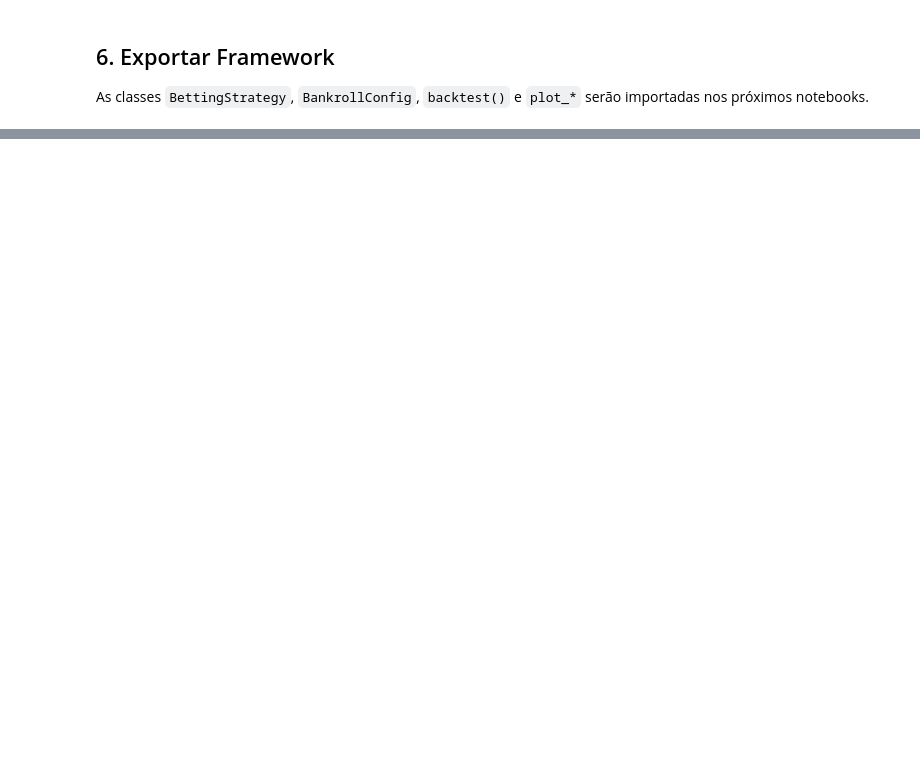
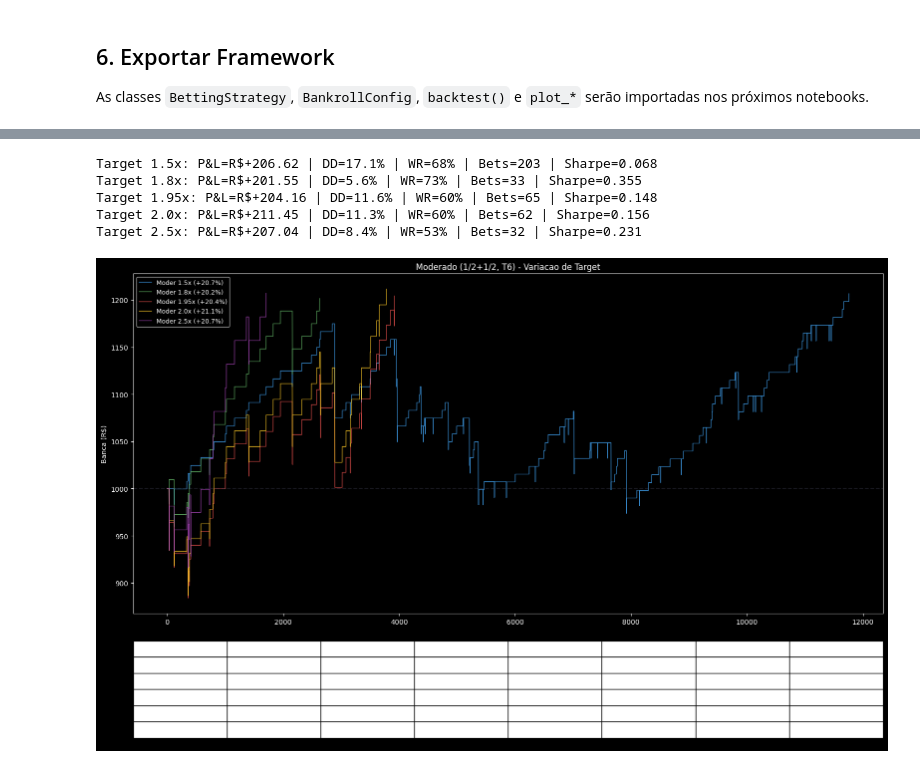
Before and after one commit to josediogodutrafh/CrashBot-System-V1, a Jupyter notebook: notebooks/12_backtester.ipynb, the cells around one changed output, grey strips where cells are left out. Saved outputs shown, nothing was run; the diff lists cells and outputs as text; code cells hidden in the pictures; blank space fills up the shorter version.

```diff
--- a/notebooks/12_backtester.ipynb
+++ b/notebooks/12_backtester.ipynb
@@ -517,0 +634,21 @@ print(f"Ou copie as classes BettingStrategy, BankrollConfig, backtest(), plot_*"
+# %%
+targets = [1.5, 1.8, 1.95, 2.0, 2.5]
+target_results = []
+
+for target in targets:
+    strategy = MartingaleStrategy(trigger=6, target=target, pattern=[1, 2, 1, 2])
+    r = backtest(strategy, multipliers, config)
+    r.strategy_name = f"Moder {target}x"
+    target_results.append(r)
+    print(f"Target {target}x: P&L=R${r.total_profit:+.2f} | "
+          f"DD={r.max_drawdown_pct:.1f}% | WR={r.win_rate:.0f}% | "
+          f"Bets={r.total_bets} | Sharpe={r.sharpe_ratio:.3f}")
+
+plot_comparison(target_results, 'Moderado (1/2+1/2, T6) - Variacao de Target')
+# %% [output]
+Target 1.5x: P&L=R$+206.62 | DD=17.1% | WR=68% | Bets=203 | Sharpe=0.068
+Target 1.8x: P&L=R$+201.55 | DD=5.6% | WR=73% | Bets=33 | Sharpe=0.355
+Target 1.95x: P&L=R$+204.16 | DD=11.6% | WR=60% | Bets=65 | Sharpe=0.148
+Target 2.0x: P&L=R$+211.45 | DD=11.3% | WR=60% | Bets=62 | Sharpe=0.156
+Target 2.5x: P&L=R$+207.04 | DD=8.4% | WR=53% | Bets=32 | Sharpe=0.231
+[figure, added]
```
Also changed, not shown: parts of 12 cells of this notebook, 16 other files.
